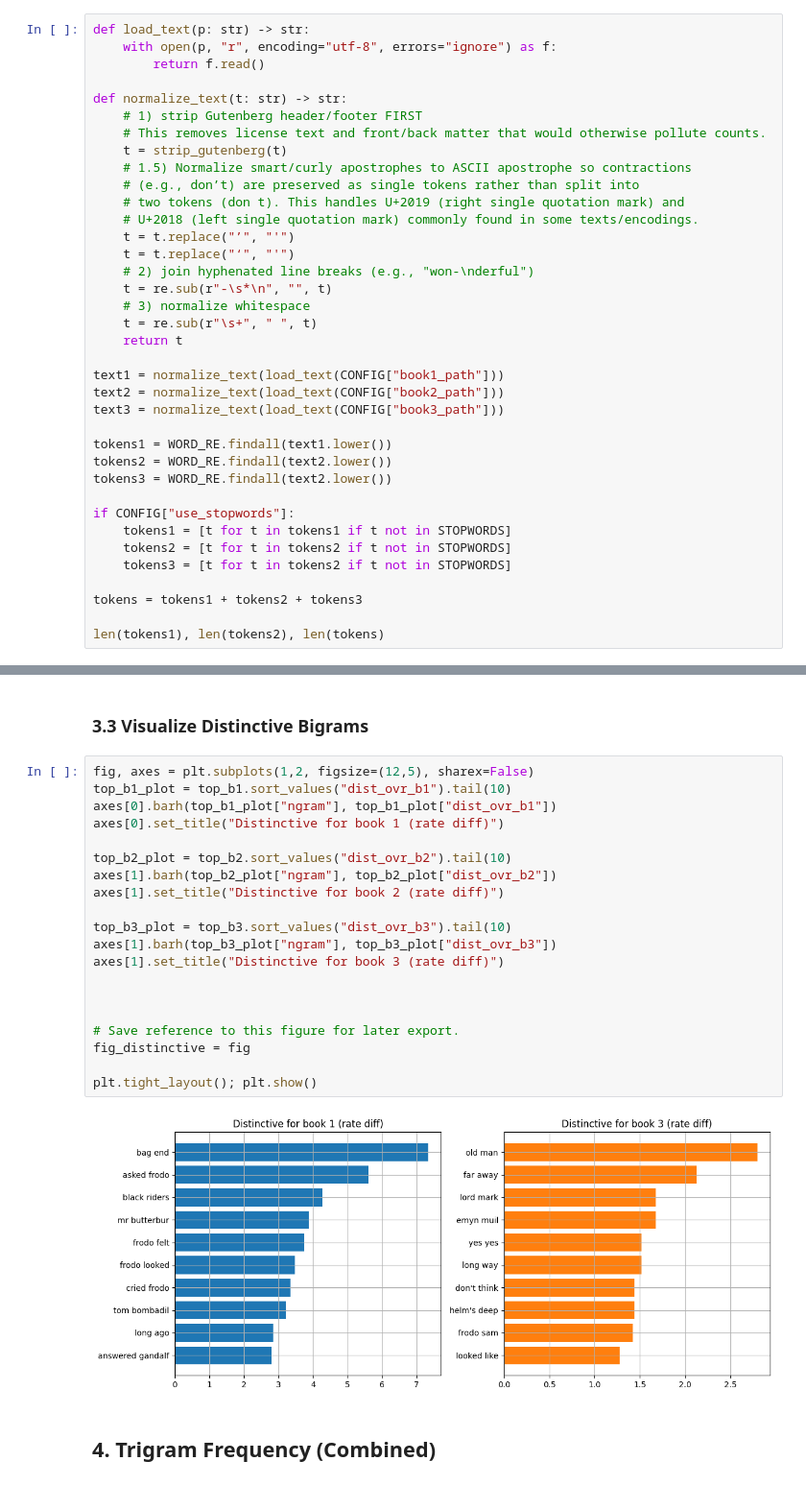
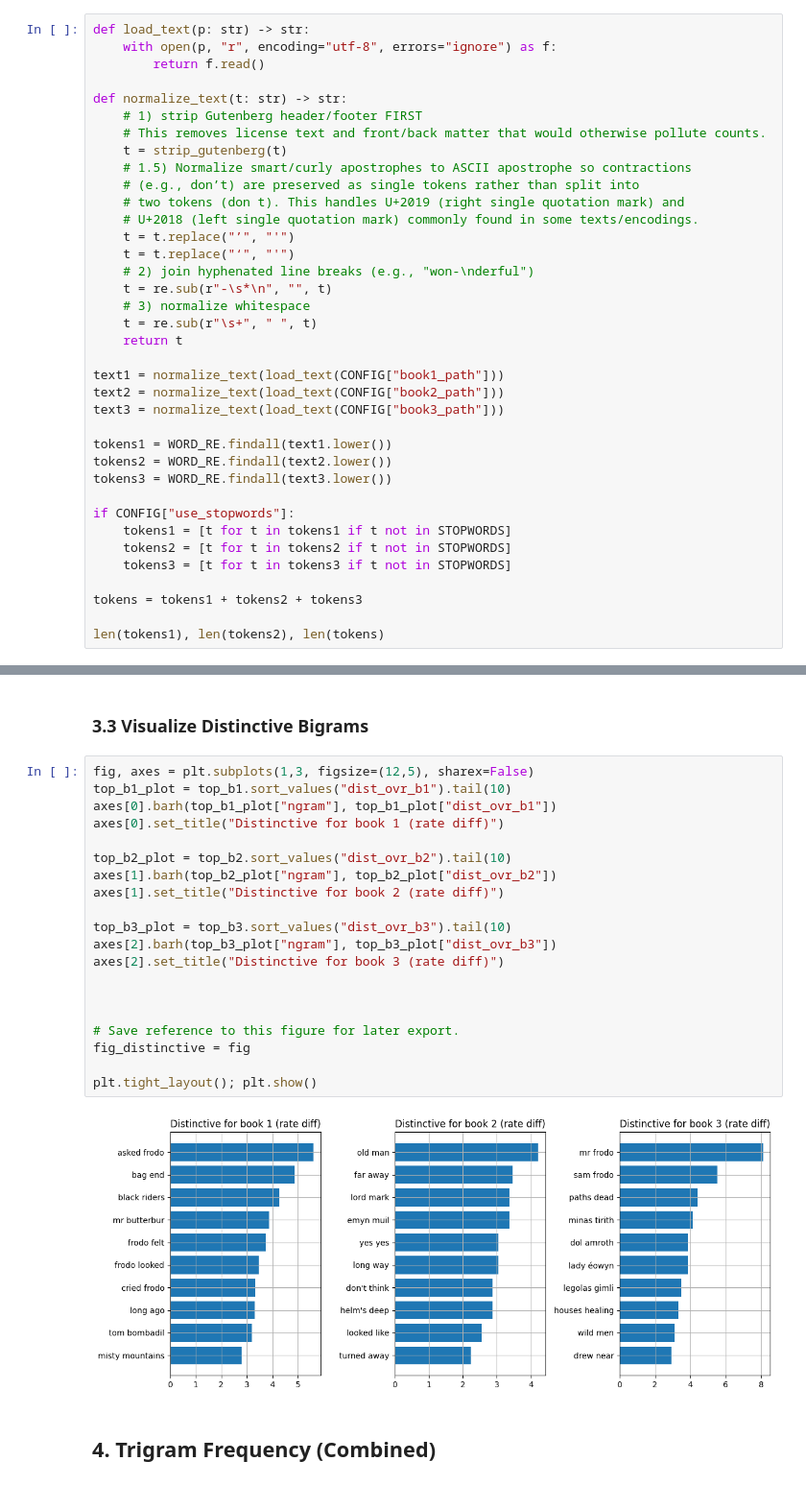
Before and after one commit to Team-DVA/applied-NLP-week2, a Jupyter notebook: notebooks/1_AppliedNLP_Session2_Bi_Trigrams.ipynb, the cells around one changed output, grey strips where cells are left out. Shown at 96% size. Saved outputs shown, nothing was run; the diff lists cells and outputs as text.

```diff
--- a/notebooks/1_AppliedNLP_Session2_Bi_Trigrams.ipynb
+++ b/notebooks/1_AppliedNLP_Session2_Bi_Trigrams.ipynb
@@ -193,12 +193,12 @@ text3 = normalize_text(load_text(CONFIG["book3_path"]))
 
 tokens1 = WORD_RE.findall(text1.lower())
 tokens2 = WORD_RE.findall(text2.lower())
-tokens3 = WORD_RE.findall(text2.lower())
+tokens3 = WORD_RE.findall(text3.lower())
 
 if CONFIG["use_stopwords"]:
     tokens1 = [t for t in tokens1 if t not in STOPWORDS]
     tokens2 = [t for t in tokens2 if t not in STOPWORDS]
-    tokens3 = [t for t in tokens2 if t not in STOPWORDS]
+    tokens3 = [t for t in tokens3 if t not in STOPWORDS]
 
 tokens = tokens1 + tokens2 + tokens3
 
@@ -342,27 +342,27 @@ top_b1.head(10)
 # %% [markdown]
 ### 3.3 Visualize Distinctive Bigrams
 # %%
-fig, axes = plt.subplots(1,2, figsize=(12,5), sharex=False)
+fig, axes = plt.subplots(1,3, figsize=(12,5), sharex=False)
 top_b1_plot = top_b1.sort_values("dist_ovr_b1").tail(10)
 axes[0].barh(top_b1_plot["ngram"], top_b1_plot["dist_ovr_b1"])
 axes[0].set_title("Distinctive for book 1 (rate diff)")
 
 top_b2_plot = top_b2.sort_values("dist_ovr_b2").tail(10)
 axes[1].barh(top_b2_plot["ngram"], top_b2_plot["dist_ovr_b2"])
 axes[1].set_title("Distinctive for book 2 (rate diff)")
 
 top_b3_plot = top_b3.sort_values("dist_ovr_b3").tail(10)
-axes[1].barh(top_b3_plot["ngram"], top_b3_plot["dist_ovr_b3"])
-axes[1].set_title("Distinctive for book 3 (rate diff)")
+axes[2].barh(top_b3_plot["ngram"], top_b3_plot["dist_ovr_b3"])
+axes[2].set_title("Distinctive for book 3 (rate diff)")
 
 
 
 # Save reference to this figure for later export.
 fig_distinctive = fig
 
 plt.tight_layout(); plt.show()
 # %% [output]
-[figure, old version]
+[figure, new version]
 # %% [markdown]
 ## 4. Trigram Frequency (Combined)
 # %%
```
Also changed, not shown: parts of 8 cells of this notebook, 6 other files.
